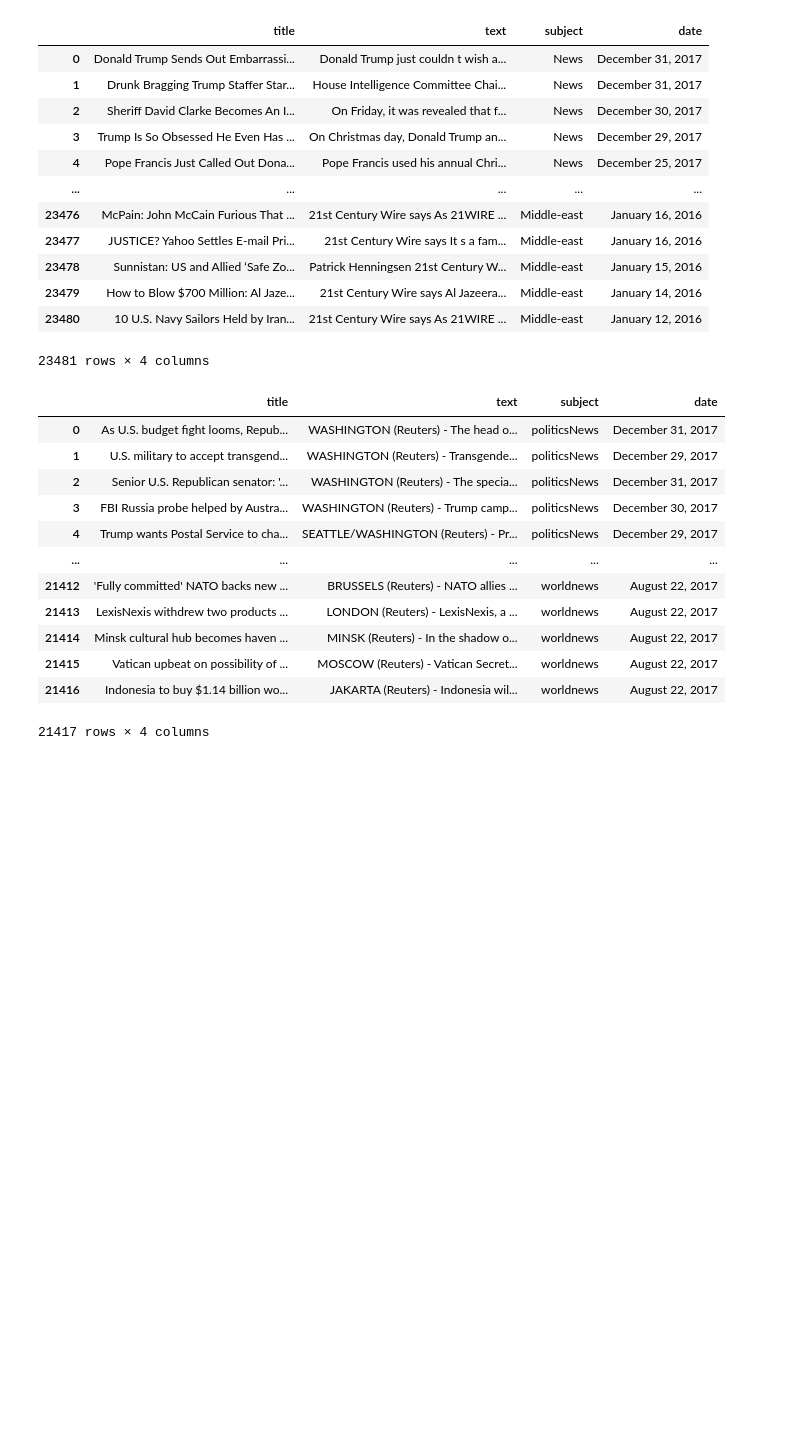
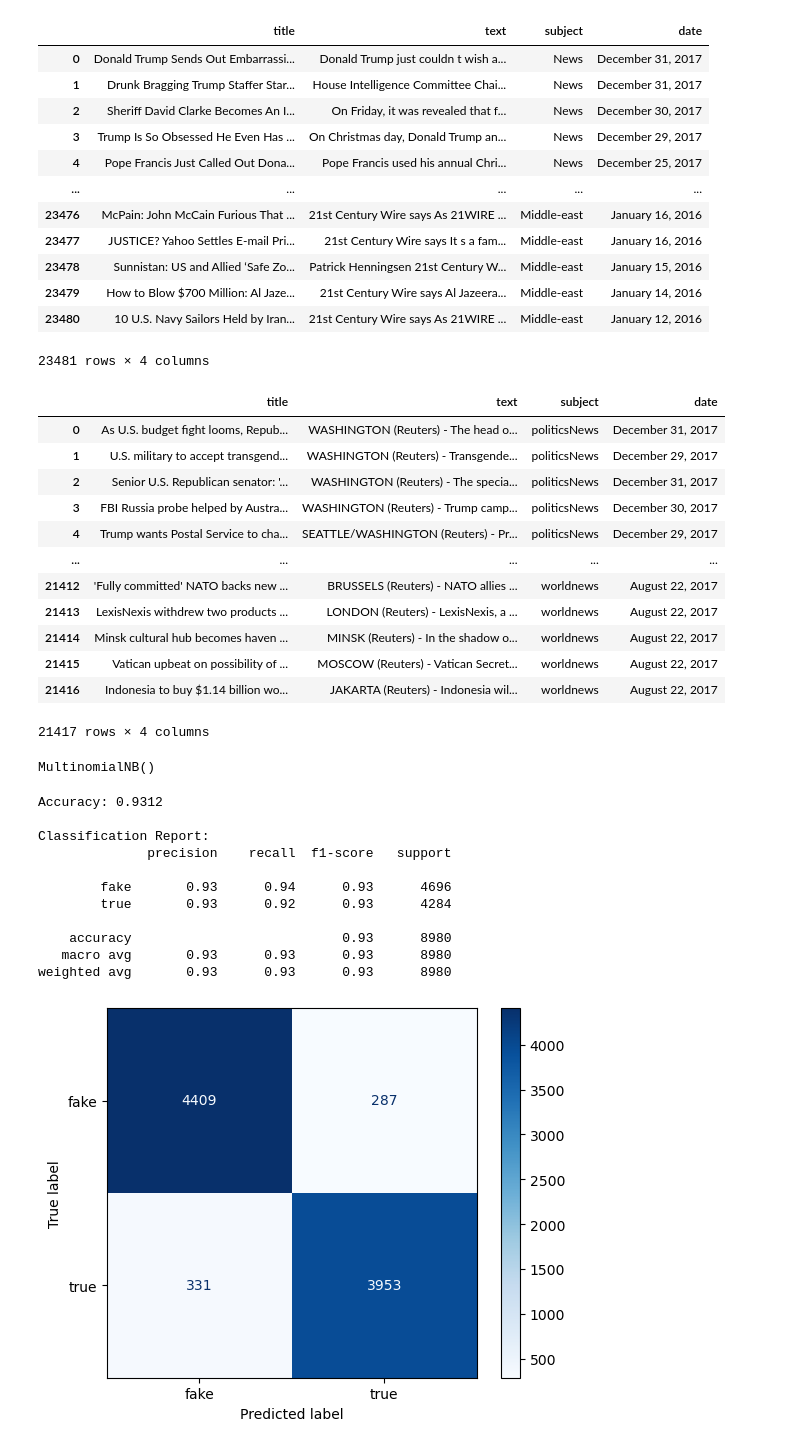
Before and after one commit to NathanVnh/NLP_Nathan_Van_Assche, a Jupyter notebook: FakeNewsDetectionProject/main.ipynb, the cells around one changed output. Drawn from its saved outputs; the diff is of its cells as text; code cells hidden in the pictures; blank space fills up the shorter version.

```diff
--- a/FakeNewsDetectionProject/main.ipynb
+++ b/FakeNewsDetectionProject/main.ipynb
@@ -3,3 +8,3 @@ import pandas as pd
 # %%
-fake = pd.read_csv('Data/ISOT/Fake.csv')
+fake_news = pd.read_csv('Data/ISOT/Fake.csv')
 # %%
@@ -19,5 +24,5 @@ fake
 | 23480 | 10 U.S. Navy Sailors Held by Iran... | 21st Century Wire says As 21WIRE ... | Middle-east | January 12, 2016 |
 23481 rows × 4 columns
 # %%
-true = pd.read_csv('Data/ISOT/True.csv')
+true_news = pd.read_csv('Data/ISOT/True.csv')
 # %%
@@ -36,3 +41,56 @@ true
 | 21415 | Vatican upbeat on possibility of ... | MOSCOW (Reuters) - Vatican Secret... | worldnews | August 22, 2017 |
 | 21416 | Indonesia to buy $1.14 billion wo... | JAKARTA (Reuters) - Indonesia wil... | worldnews | August 22, 2017 |
 21417 rows × 4 columns
+# %%
+# Ajouter une colonne pour la classe
+true_news["label"] = "true"
+fake_news["label"] = "fake"
+
+# Fusionner les datasets
+df = pd.concat([true_news, fake_news], ignore_index=True)
+# %%
+# Séparer les features (textes) et labels
+df = df.sample(frac=1).reset_index(drop=True)  # Mélanger les données
+X = df["text"]  # Remplace "text" par le nom correct de la colonne
+y = df["label"]
+
+# Diviser en train/test
+test_size = 0.2  # 80% entraînement, 20% test
+X_train, X_test, y_train, y_test = train_test_split(X, y, test_size=test_size, stratify=y, random_state=42)
+
+# Vectorisation TF-IDF
+vectorizer = TfidfVectorizer(max_features=1000, stop_words='english')
+X_train_tfidf = vectorizer.fit_transform(X_train)
+X_test_tfidf = vectorizer.transform(X_test)
+
+# Entraînement du modèle Naïve Bayes
+model = MultinomialNB()
+model.fit(X_train_tfidf, y_train)
+# %% [output]
+MultinomialNB()
+# %%
+# Prédictions
+y_pred = model.predict(X_test_tfidf)
+
+# Évaluation des performances
+accuracy = accuracy_score(y_test, y_pred)
+print(f"Accuracy: {accuracy:.4f}")
+print("\nClassification Report:")
+print(classification_report(y_test, y_pred))
+
+# Affichage de la matrice de confusion
+ConfusionMatrixDisplay.from_estimator(model, X_test_tfidf, y_test, cmap='Blues')
+plt.show()
+# %% [output]
+Accuracy: 0.9312
+
+Classification Report:
+              precision    recall  f1-score   support
+
+        fake       0.93      0.94      0.93      4696
+        true       0.93      0.92      0.93      4284
+
+    accuracy                           0.93      8980
+   macro avg       0.93      0.93      0.93      8980
+weighted avg       0.93      0.93      0.93      8980
+[figure, added]
```
Also changed, not shown: parts of 8 cells of this notebook, 1 other file.
